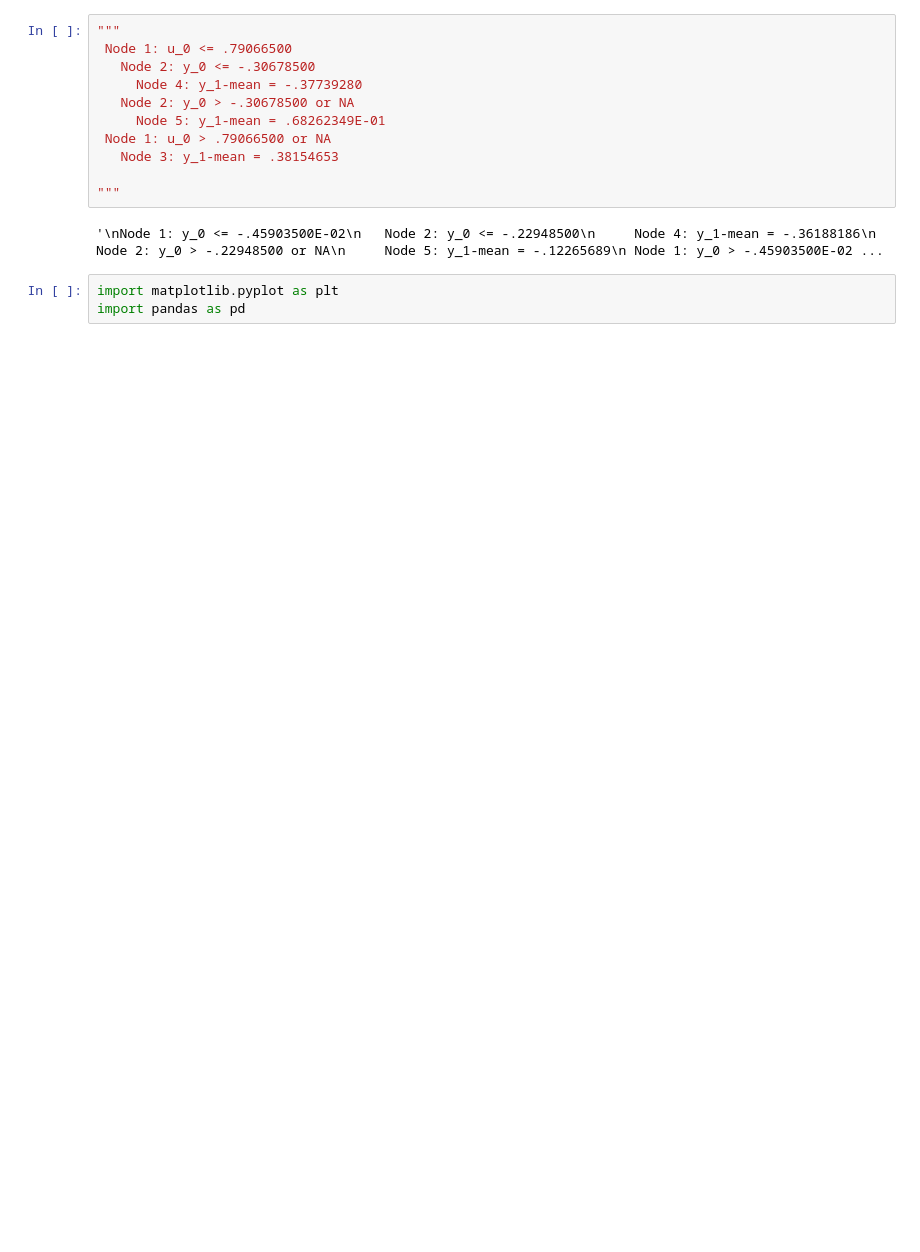
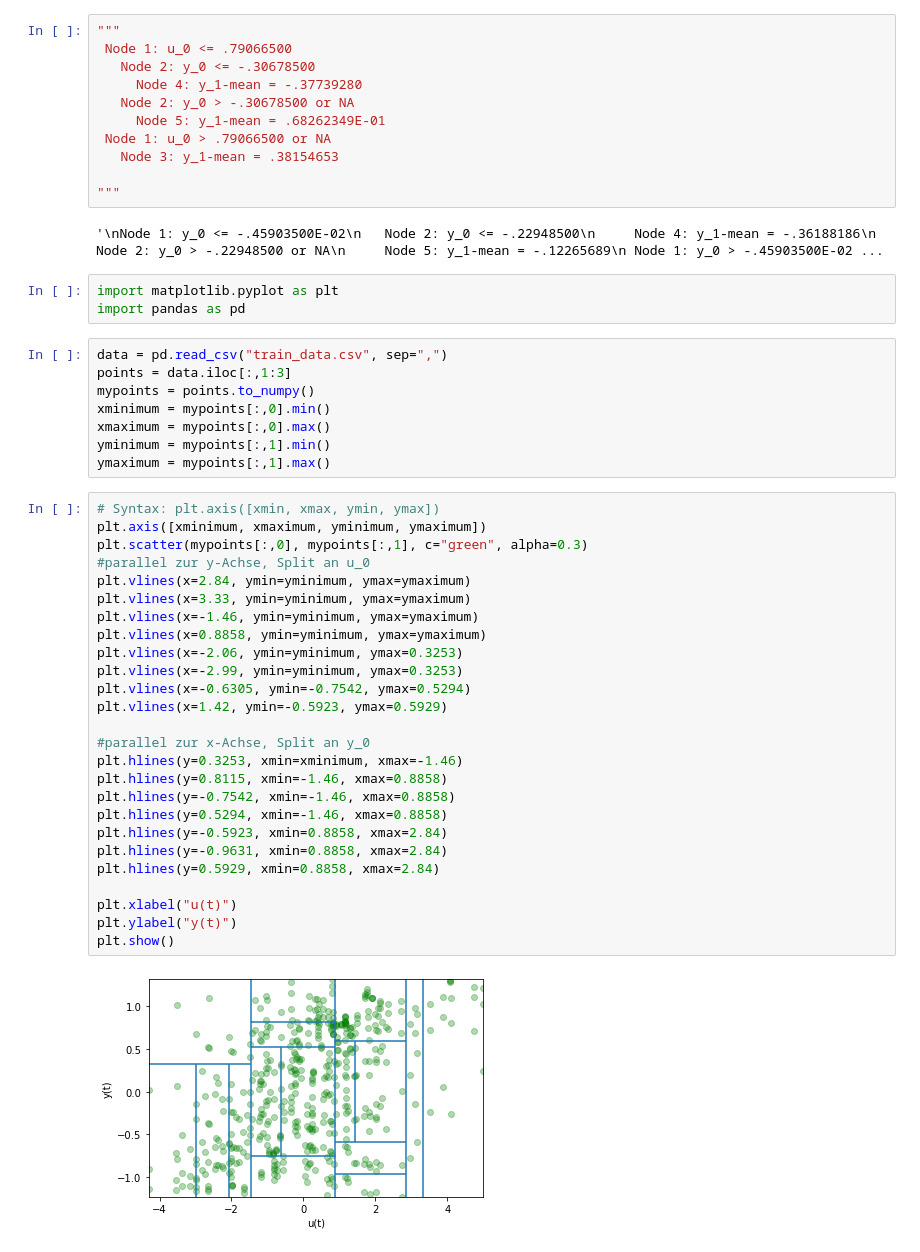
Before and after one commit to Caro1212/02_Python, a Jupyter notebook: quali_plotting.ipynb, the cells around one changed output. Saved outputs shown, nothing was run; the diff lists cells and outputs as text; blank space fills up the shorter version.

Commit message:
new quali plot in juypter notebook for 2d partitioning

```diff
--- a/quali_plotting.ipynb
+++ b/quali_plotting.ipynb
@@ -14,4 +14,40 @@
 # %%
 import matplotlib.pyplot as plt
 import pandas as pd
+# %%
+data = pd.read_csv("train_data.csv", sep=",")
+points = data.iloc[:,1:3]
+mypoints = points.to_numpy()
+xminimum = mypoints[:,0].min()
+xmaximum = mypoints[:,0].max()
+yminimum = mypoints[:,1].min()
+ymaximum = mypoints[:,1].max()
+# %%
+# Syntax: plt.axis([xmin, xmax, ymin, ymax])
+plt.axis([xminimum, xmaximum, yminimum, ymaximum])
+plt.scatter(mypoints[:,0], mypoints[:,1], c="green", alpha=0.3)
+#parallel zur y-Achse, Split an u_0
+plt.vlines(x=2.84, ymin=yminimum, ymax=ymaximum)
+plt.vlines(x=3.33, ymin=yminimum, ymax=ymaximum)
+plt.vlines(x=-1.46, ymin=yminimum, ymax=ymaximum)
+plt.vlines(x=0.8858, ymin=yminimum, ymax=ymaximum)
+plt.vlines(x=-2.06, ymin=yminimum, ymax=0.3253)
+plt.vlines(x=-2.99, ymin=yminimum, ymax=0.3253)
+plt.vlines(x=-0.6305, ymin=-0.7542, ymax=0.5294)
+plt.vlines(x=1.42, ymin=-0.5923, ymax=0.5929)
+
+#parallel zur x-Achse, Split an y_0
+plt.hlines(y=0.3253, xmin=xminimum, xmax=-1.46)
+plt.hlines(y=0.8115, xmin=-1.46, xmax=0.8858)
+plt.hlines(y=-0.7542, xmin=-1.46, xmax=0.8858)
+plt.hlines(y=0.5294, xmin=-1.46, xmax=0.8858)
+plt.hlines(y=-0.5923, xmin=0.8858, xmax=2.84)
+plt.hlines(y=-0.9631, xmin=0.8858, xmax=2.84)
+plt.hlines(y=0.5929, xmin=0.8858, xmax=2.84)
+
+plt.xlabel("u(t)")
+plt.ylabel("y(t)")
+plt.show()
+# %% [output]
+[figure, added]
 # %%
```
Also changed, not shown: parts of 1 cell of this notebook, 3 other files.
